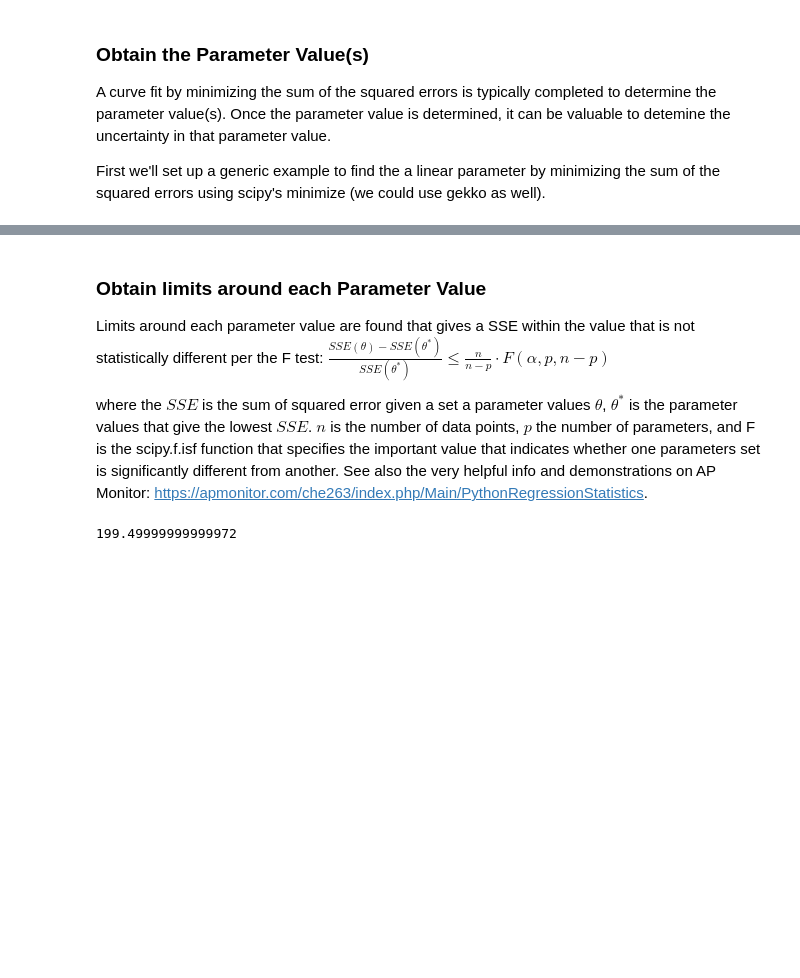
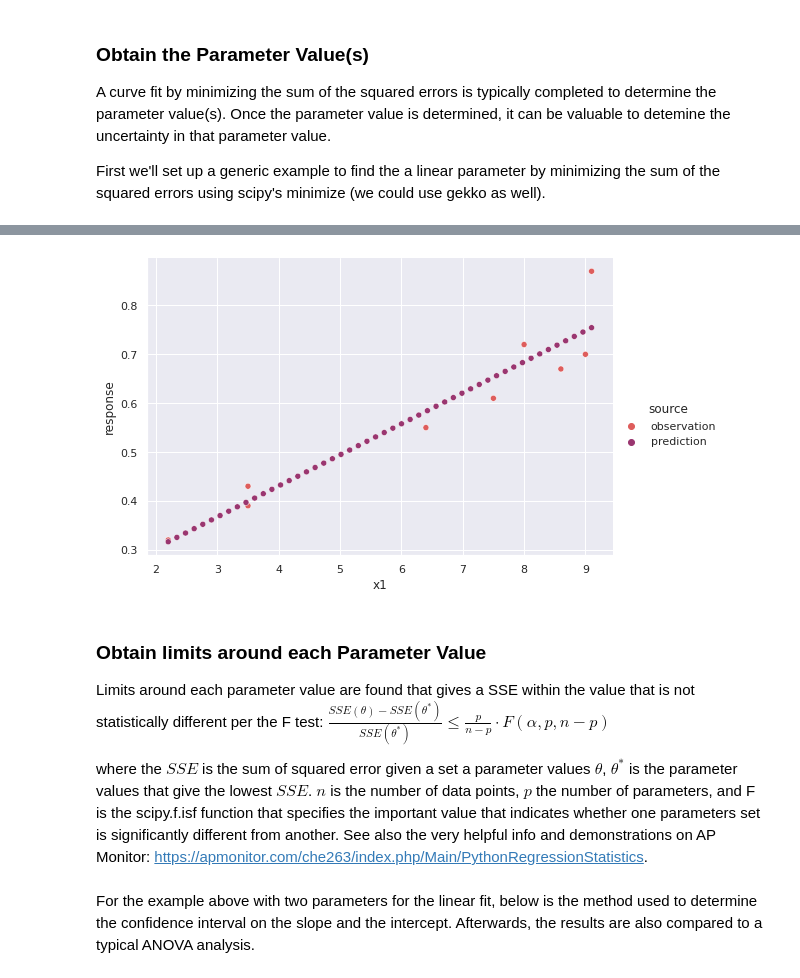
Before and after one commit to clint-bg/tools, a Jupyter notebook: ConfidenceIntervals.ipynb, the cells around one changed output, grey strips where cells are left out. Cells and saved outputs as stored; diff of their text form; code cells hidden in the pictures; blank space fills up the shorter version.

```diff
--- a/ConfidenceIntervals.ipynb
+++ b/ConfidenceIntervals.ipynb
@@ -144,6 +145,6 @@ data.plot()
 # %%
 def linearSSE(x):
   #calculate sum of squared errors for a linear fit
-  prediction = data.index*x[1] + x[0]
+  prediction = data['x1']*x[1] + x[0]
   sse = ((prediction - data['response'])**2).sum()
   return sse
@@ -155,10 +156,16 @@ array([0.17053879, 0.06668812])
+# %%
+prediction = pd.DataFrame({'x1':np.linspace(data['x1'].min(),data['x1'].max(),50)})
+prediction['response'] = prediction['x1']*optparametervals[1] + optparametervals[0]
+prediction['source'] = 'prediction'
+p = sns.relplot(x='x1',y='response',hue='source',palette='flare',data=pd.concat([data,prediction]),aspect=15/10);
+plt.show()
+# %% [output]
+[figure, added]
 # %% [markdown]
 ### Obtain limits around each Parameter Value
 Limits around each parameter value are found that gives a SSE within the value that is not statistically different per the F test:
-$\frac{SSE(\theta)-SSE(\theta^*)}{SSE(\theta^*)} \le \frac{n}{n-p}\cdot F(\alpha,p,n-p)$
+$\frac{SSE(\theta)-SSE(\theta^*)}{SSE(\theta^*)} \le \frac{p}{n-p}\cdot F(\alpha,p,n-p)$
 
 where the $SSE$ is the sum of squared error given a set a parameter values $\theta$, $\theta^*$ is the parameter values that give the lowest $SSE$. $n$ is the number of data points, $p$ the number of parameters, and F is the scipy.f.isf function that specifies the important value that indicates whether one parameters set is significantly different from another. See also the very helpful info and demonstrations on AP Monitor: https://apmonitor.com/che263/index.php/Main/PythonRegressionStatistics.
-# %%
-f.isf(0.05,2,1)
-# %% [output]
-199.49999999999972
+# %% [markdown]
+For the example above with two parameters for the linear fit, below is the method used to determine the confidence interval on the slope and the intercept. Afterwards, the results are also compared to a typical ANOVA analysis.
```
Also changed, not shown: parts of 28 cells of this notebook.
